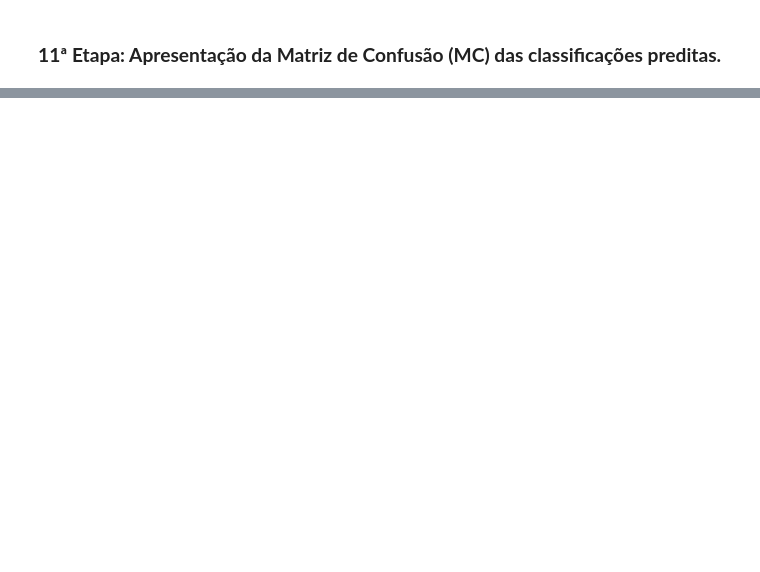
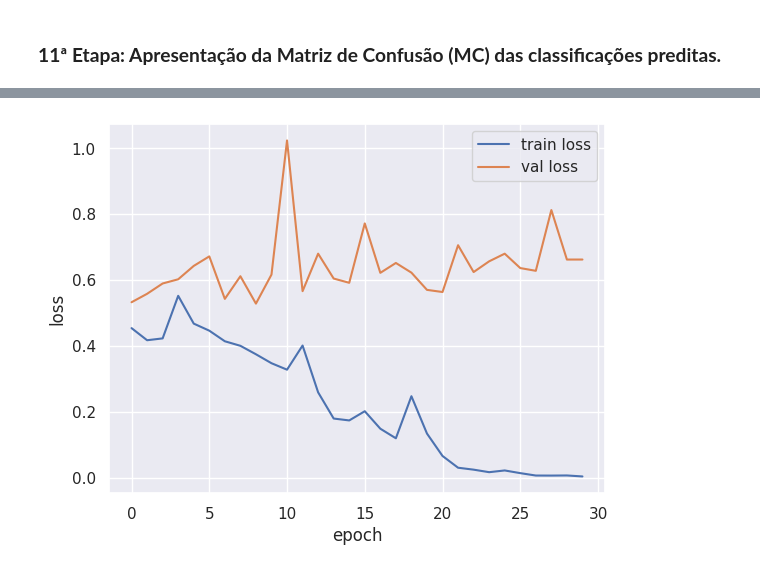
Before and after one commit to AlanMarquesRocha/pv_cells_detection_fault, a Jupyter notebook: seminario_estudos_especiais_lbp_cnn.ipynb, the cells around one changed output, grey strips where cells are left out. Drawn from its saved outputs; the diff is of its cells as text; code cells hidden in the pictures; blank space fills up the shorter version.

```diff
--- a/seminario_estudos_especiais_lbp_cnn.ipynb
+++ b/seminario_estudos_especiais_lbp_cnn.ipynb
@@ -503,0 +652,16 @@ array([[125,   0],
+# %%
+import matplotlib.pyplot as plt
+
+# Extrai a perda de treinamento e de validação do histórico
+train_loss = history.history['loss']
+val_loss = history.history['val_loss']
+
+# Plota o gráfico da perda em função do treinamento
+plt.plot(train_loss, label='train loss')
+plt.plot(val_loss, label='val loss')
+plt.legend()
+plt.xlabel('epoch')
+plt.ylabel('loss')
+plt.show()
+# %% [output]
+[figure, added]
```
Also changed, not shown: parts of 29 cells of this notebook.
